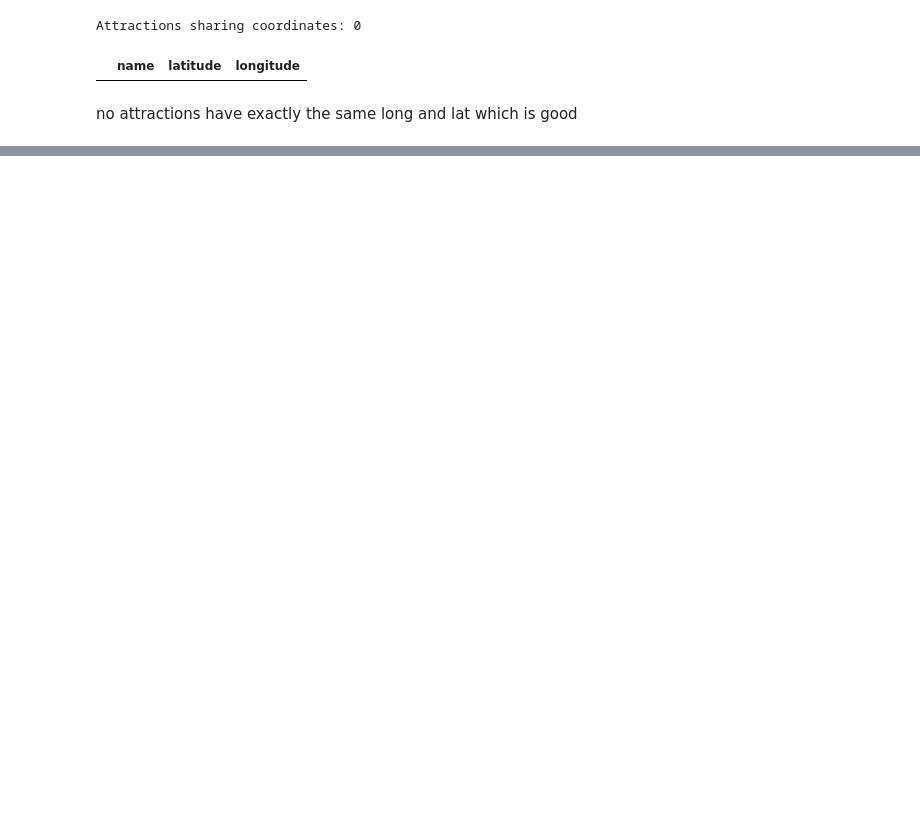
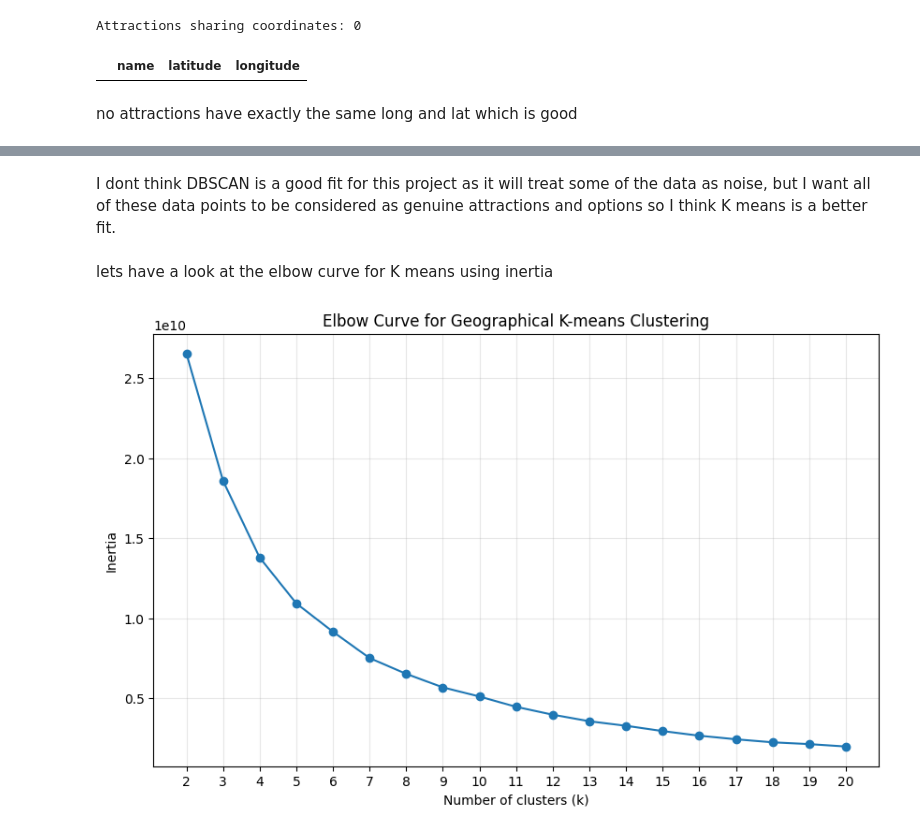
Before and after one commit to efe-h/sightseer, a Jupyter notebook: rag-pipeline/clustering/clustering_analysis.ipynb, the cells around one changed output, grey strips where cells are left out. Cells and saved outputs as stored; diff of their text form; code cells hidden in the pictures; blank space fills up the shorter version.

```diff
--- a/rag-pipeline/clustering/clustering_analysis.ipynb
+++ b/rag-pipeline/clustering/clustering_analysis.ipynb
@@ -84,0 +148,15 @@ no attractions have exactly the same long and lat which is good
+# %%
+london_boroughs = london_boroughs.to_crs("EPSG:27700")
+
+greater_london_boundary = london_boroughs.geometry.union_all()
+
+inside_london = attractions_gdf.geometry.apply(
+    greater_london_boundary.covers
+)
+
+london_gdf = attractions_gdf.loc[inside_london].copy()
+outside_london_gdf = attractions_gdf.loc[~inside_london].copy()
+
+print(f"Original attractions: {len(attractions_gdf)}")
+print(f"Inside Greater London: {len(london_gdf)}")
+print(f"Outside Greater London: {len(outside_london_gdf)}")
@@ -136,0 +266,39 @@ attractions_gdf[
+# %% [markdown]
+I dont think DBSCAN is a good fit for this project as it will treat some of the data as noise, but I want all of these data points to be considered as genuine attractions and options so I think K means is a better fit.
+# %% [markdown]
+lets have a look at the elbow curve for K means using inertia
+# %%
+from sklearn.cluster import KMeans
+import matplotlib.pyplot as plt
+
+coordinates = london_gdf[["x", "y"]]
+
+k_values = range(2, 21)
+inertias = []
+
+for k in k_values:
+    model = KMeans(
+        n_clusters=k,
+        random_state=42,
+        n_init=20,
+    )
+
+    model.fit(coordinates)
+    inertias.append(model.inertia_)
+
+plt.figure(figsize=(10, 6))
+
+plt.plot(
+    k_values,
+    inertias,
+    marker="o",
+)
+
+plt.xlabel("Number of clusters (k)")
+plt.ylabel("Inertia")
+plt.title("Elbow Curve for Geographical K-means Clustering")
+plt.xticks(list(k_values))
+plt.grid(alpha=0.3)
+plt.show()
+# %% [output]
+[figure, added]
```
Also changed, not shown: parts of 30 cells of this notebook, 7 other files.
